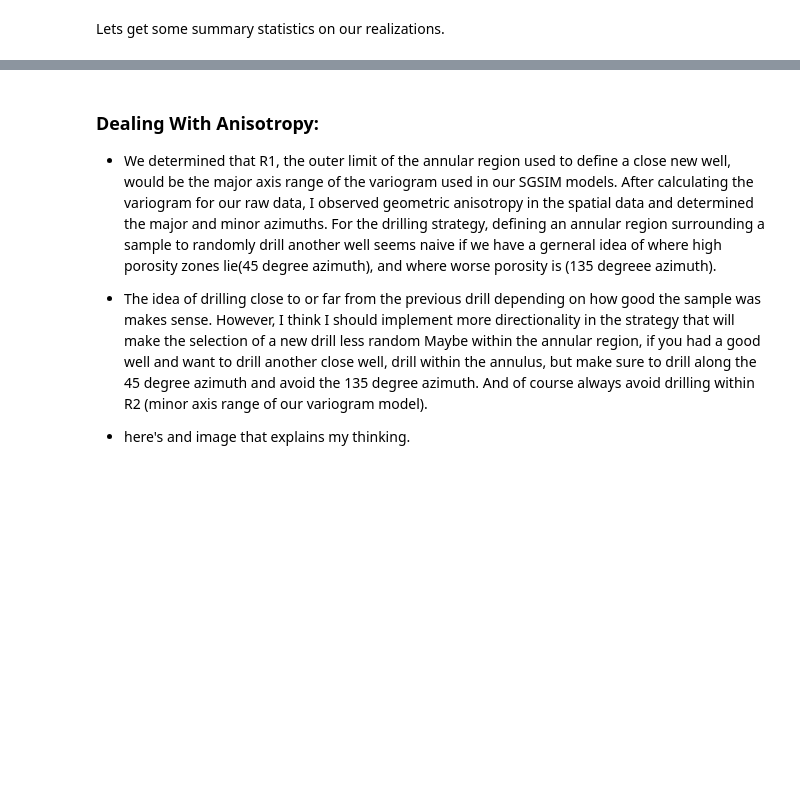
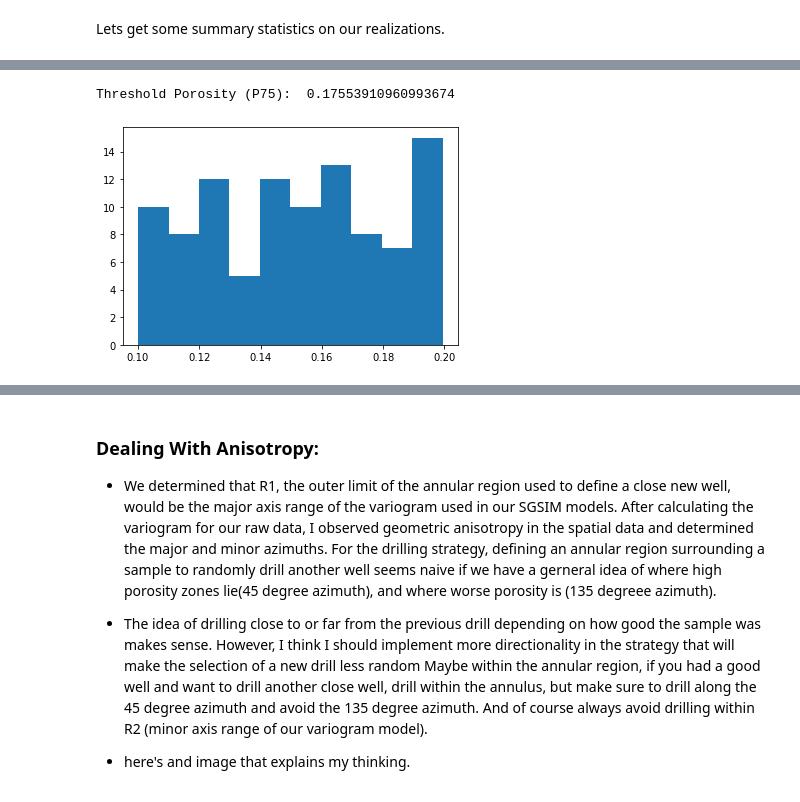
Before and after one commit to AdrianSalinas98/Petroleum-Engineering-Repository, a Jupyter notebook: Sequential Gaussian Simulation with Imposed Strategy Bootstrap.ipynb, the cells around one changed output, grey strips where cells are left out. Cells and saved outputs as stored; diff of their text form; code cells hidden in the pictures; blank space fills up the shorter version.

```diff
--- a/Sequential Gaussian Simulation with Imposed Strategy Bootstrap.ipynb
+++ b/Sequential Gaussian Simulation with Imposed Strategy Bootstrap.ipynb
@@ -386,0 +418,9 @@ JournelRealsDF.describe()
+# %%
+porosity_stats = np.array(porosity)
+
+plt.hist(porosity_stats)
+threshold_por = np.percentile(porosity_stats,75)
+print('Threshold Porosity (P75): ',threshold_por)
+# %% [output]
+Threshold Porosity (P75):  0.17553910960993674
+[figure, added]
```
Also changed, not shown: parts of 27 cells of this notebook.
